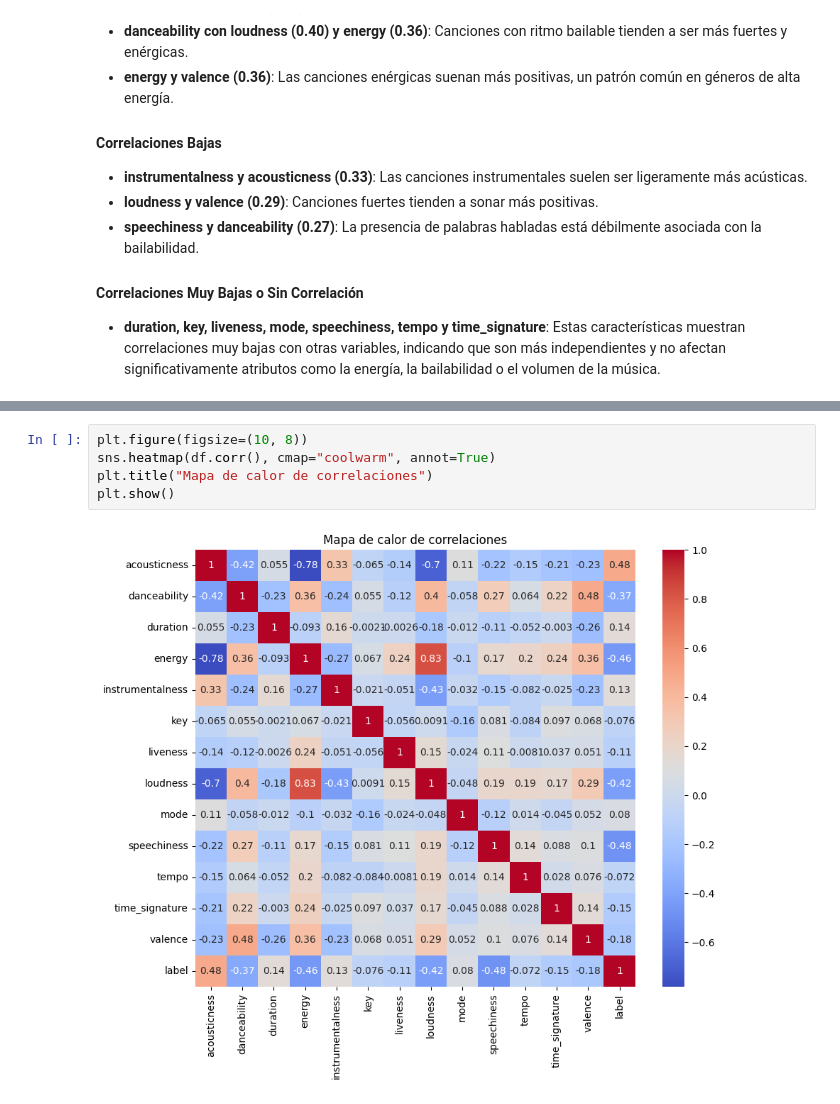
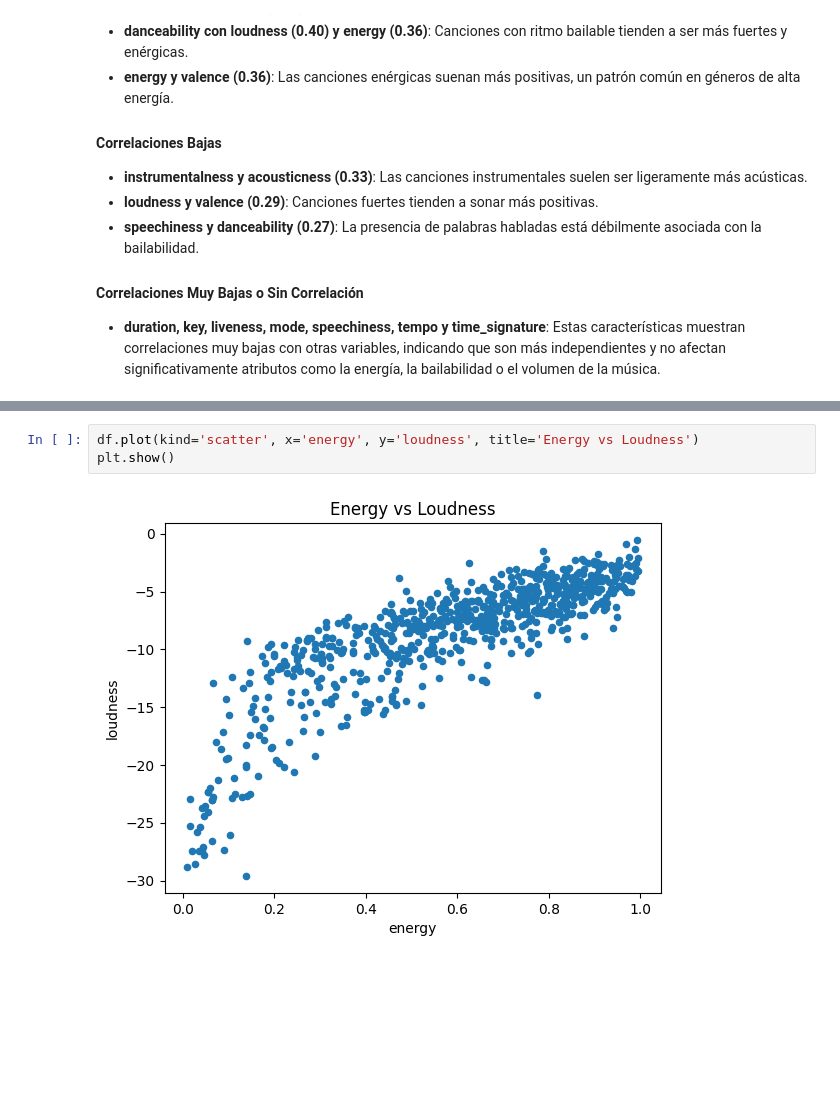
Before and after one commit to Lucass12345/AdD_TP_Final, a Jupyter notebook: TP_Final.ipynb, the cells around one changed output, grey strips where cells are left out. Saved outputs shown, nothing was run; the diff lists cells and outputs as text; blank space fills up the shorter version.

```diff
--- a/TP_Final.ipynb
+++ b/TP_Final.ipynb
@@ -209,7 +210,5 @@ plt.show()
-# %%
-plt.figure(figsize=(10, 8))
-sns.heatmap(df.corr(), cmap="coolwarm", annot=True)
-plt.title("Mapa de calor de correlaciones")
-plt.show()
-# %% [output]
-[figure, removed]
+# %%
+df.plot(kind='scatter', x='energy', y='loudness', title='Energy vs Loudness')
+plt.show()
+# %% [output]
+[figure, added]
```
Also changed, not shown: parts of 9 cells of this notebook, 1 other file.
